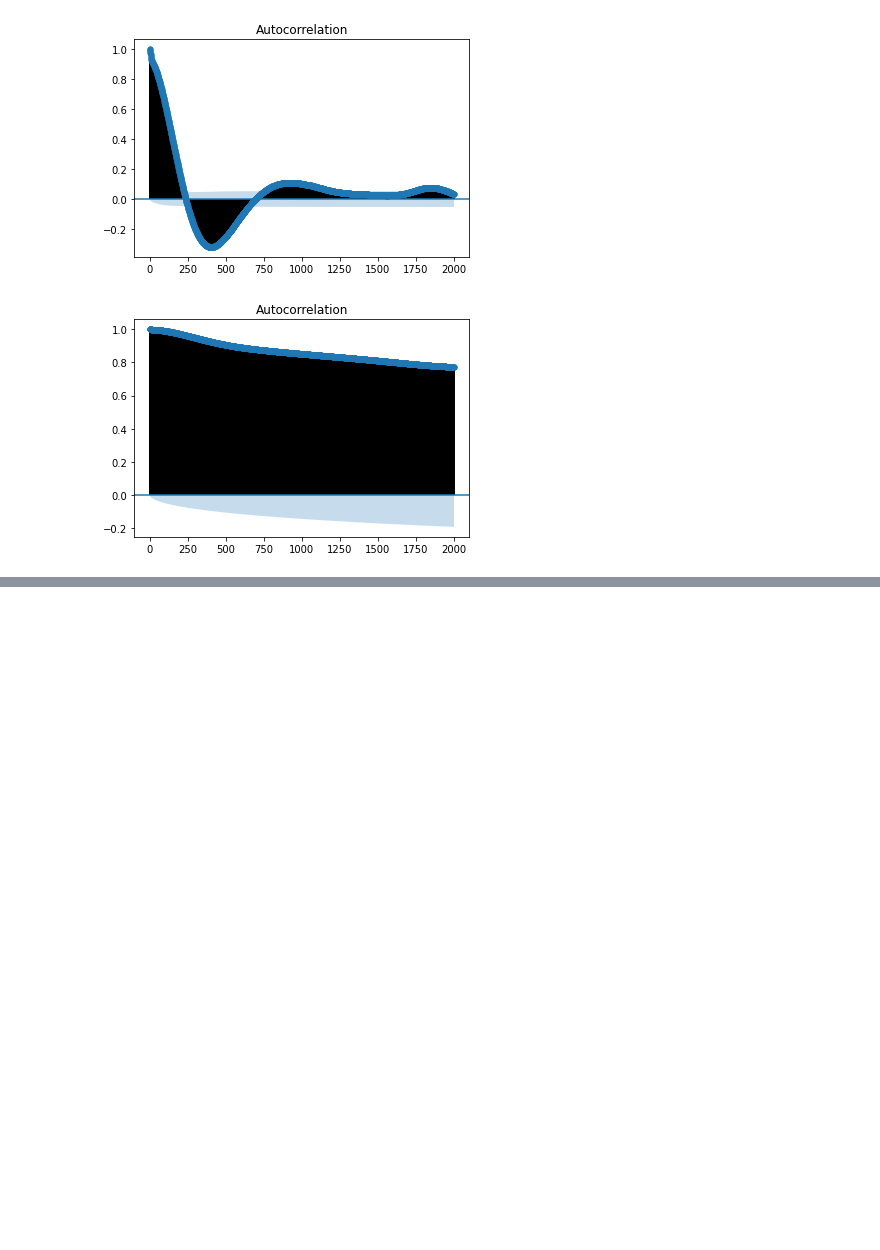
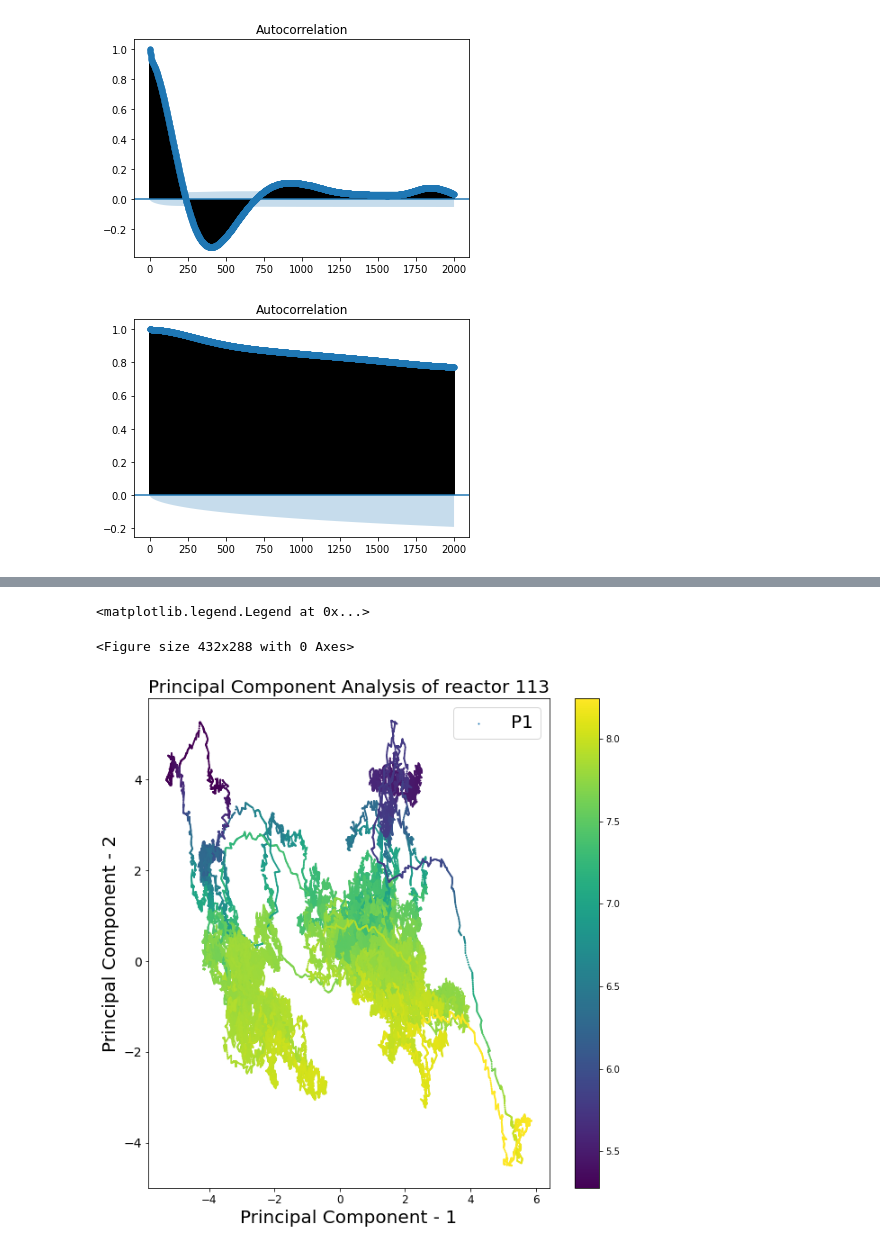
Before and after one commit to sipocz/XLS_Conv, a Jupyter notebook: XLS_converter.ipynb, the cells around one changed output, grey strips where cells are left out. Drawn from its saved outputs; the diff is of its cells as text; code cells hidden in the pictures; blank space fills up the shorter version.

```diff
--- a/XLS_converter.ipynb
+++ b/XLS_converter.ipynb
@@ -486,3 +486,8 @@ sm.graphics.tsa.plot_acf(dta.values.squeeze(), lags=2000)
 plt.show()
 # %% [output]
 [figure]
+# %%
+features=tabs
+from sklearn.preprocessing import StandardScaler
+x = dta = actual_df.loc[:, features].values
+x = StandardScaler().fit_transform(x) # normalizing the features
@@ -488,0 +510,4 @@ plt.show()
+# %%
+from sklearn.decomposition import PCA
+pca_113 = PCA(n_components=2)
+principal113 = pca_113.fit_transform(x)
@@ -488,0 +524,18 @@ plt.show()
+# %%
+plt.figure()
+plt.figure(figsize=(10,10))
+plt.xticks(fontsize=12)
+plt.yticks(fontsize=14)
+plt.xlabel('Principal Component - 1',fontsize=20)
+plt.ylabel('Principal Component - 2',fontsize=20)
+plt.title("Principal Component Analysis of reactor 113",fontsize=20)
+targets = ['P1', 'P2']
+colors = x[:,1]
+color = actual_df.loc[:, "AS_PH113"].values
+plt.scatter(principal113[:,0],principal113[:,1] , c = color, s = 1)
+plt.colorbar()
+plt.legend(targets,prop={'size': 20})
+# %% [output]
+<matplotlib.legend.Legend at 0x...>
+<Figure size 432x288 with 0 Axes>
+[figure, added]
```
Also changed, not shown: parts of 2 cells of this notebook.
